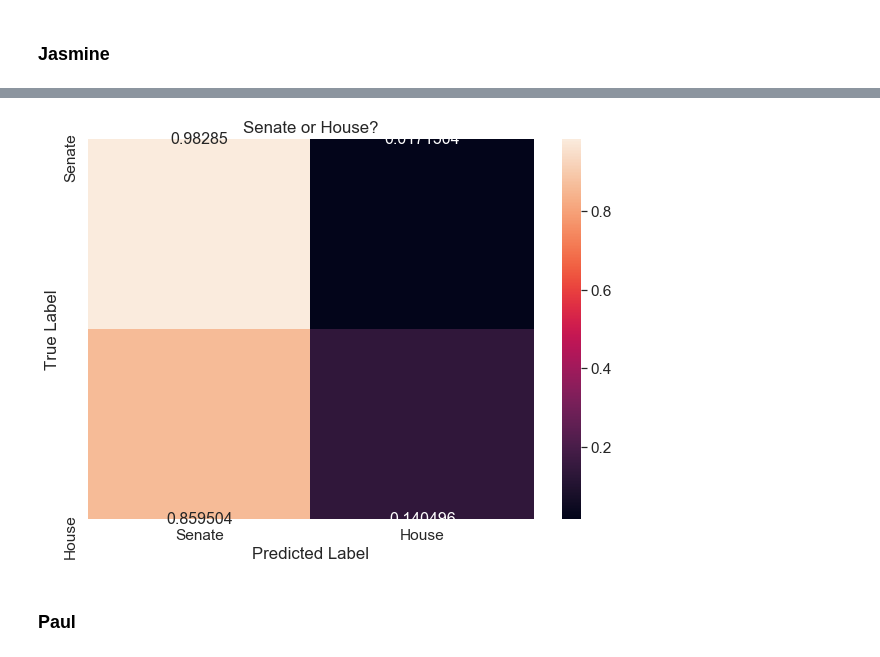
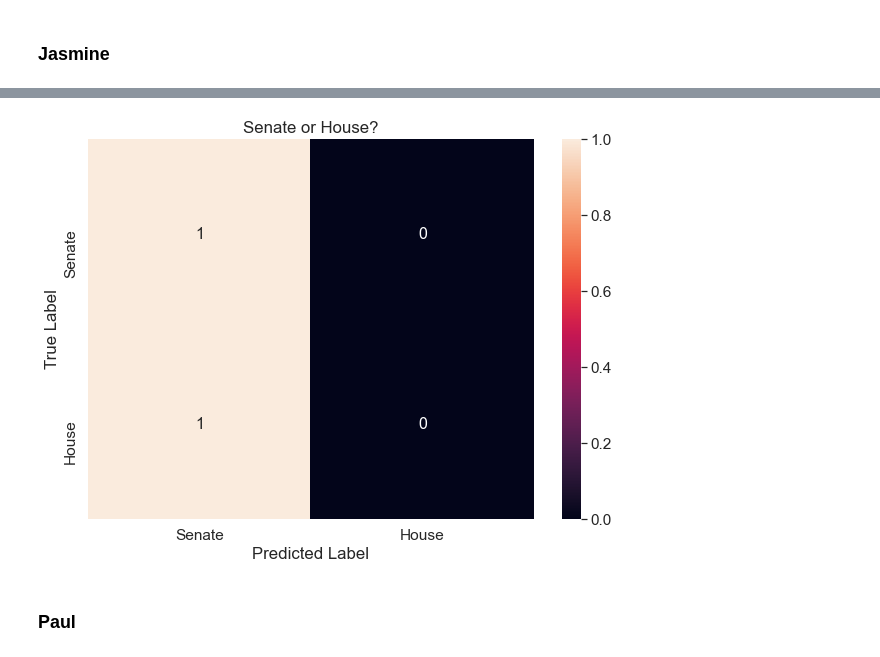
Before and after one commit to paulbsalamanca/CSS-Project-5-Team-6-Spring-2021, a Jupyter notebook: Project 5 Student.ipynb, the cells around one changed output, grey strips where cells are left out. Drawn from its saved outputs; the diff is of its cells as text; code cells hidden in the pictures.

```diff
--- a/Project 5 Student.ipynb
+++ b/Project 5 Student.ipynb
@@ -1166,13 +1252,13 @@ list(engineered_features_df.columns)
  'polarity',
  'subjectivity']
 # %%
-engineered_features_df = pd.get_dummies(engineered_features_df)
-X = StandardScaler().fit_transform(engineered_features_df)
+#engineered_features_df = pd.get_dummies(engineered_features_df)
+X_sentiment = StandardScaler().fit_transform(engineered_features_df)
 # %%
 #Set target variable(s)
 lb_style = LabelBinarizer()
 y_1 = lb_style.fit_transform(congress_tweets['party'].replace('Independent','Democrat'))
-y_2 = lb_style.fit_transform(congress_tweets['position'])
+y_2 = lb_style.fit_transform(congress_tweets['position'].replace('Independent','Democrat'))
 
 #target_variables = [y_1, y_2] - stole this from you audrey but ended up running the hyperparameters separately for the different y because I kept getting errors
 #target_titles = ['Political Party', 'Senate or House?']
@@ -1194,7 +1280,7 @@ param_grid = {'penalty': ['l1', 'l2', 'elasticnet'],
 logit_grid = GridSearchCV(logit_reg, param_grid, cv=3, iid=False, verbose = 2,
                           scoring=['accuracy', 'precision', 'recall', 'f1'], n_jobs = -1,
                            refit = 'accuracy')
-logit_grid.fit(X, y_1)
+logit_grid.fit(X_sentiment, y_1)
 
 metrics = ["params", "mean_test_accuracy", "mean_test_precision",
            "mean_test_recall", "mean_test_f1", "mean_fit_time"]
@@ -1260,7 +1345,7 @@ param_grid_2 = {'penalty': ['l1', 'l2', 'elasticnet'],
 logit_grid_2 = GridSearchCV(logit_reg_2, param_grid_2, cv=3, iid=False, verbose = 2,
                           scoring=['accuracy', 'precision', 'recall', 'f1'], n_jobs = -1,
                            refit = 'accuracy')
-logit_grid_2.fit(X, y_2)
+logit_grid_2.fit(X_sentiment, y_2)
 
 metrics = ["params", "mean_test_accuracy", "mean_test_precision",
            "mean_test_recall", "mean_test_f1", "mean_fit_time"]
@@ -1282,39 +1366,39 @@ mean_fit_time : 8.940847317377726
 # %%
 #Run senate vs house with hyperparameters
-X_train, X_test, y_train, y_test = train_test_split(X,
+X_train, X_test, y_train, y_test = train_test_split(X_sentiment,
                                                     y_2,
                                                     train_size = .80,
                                                     test_size=0.20,
                                                     random_state = 10)
-logit_tune_2 = LogisticRegression(C = 0.2,
+logit_tune_2 = LogisticRegression(C = 0.1,
                               fit_intercept = True,
                               penalty = 'l1',
                               solver = 'liblinear')
 
 logit_model_2= logit_tune_2.fit(X_train, y_train.ravel())
 
 y_pred = logit_model_2.predict(X_test)
 
 cf_matrix = confusion_matrix(y_test, y_pred, normalize = "true")
 
 df_cm = pd.DataFrame(cf_matrix, range(2),
                   range(2))
 
 df_cm = df_cm.rename(index=str, columns={0: "Senate", 1: "House"})
 df_cm.index = ["Senate", "House"]
 plt.figure(figsize = (10,7))
 sns.set(font_scale=1.4)#for label size
 sns.heatmap(df_cm,
            annot=True,
            annot_kws={"size": 16},
            fmt='g')
 
 plt.title('Senate or House?')
 plt.xlabel("Predicted Label")
 plt.ylabel("True Label")
 plt.show()
 # %% [output]
-[figure, old version]
+[figure, new version]
 # %% [markdown]
 ### Paul
 # %%
```
Also changed, not shown: parts of 68 cells of this notebook.
